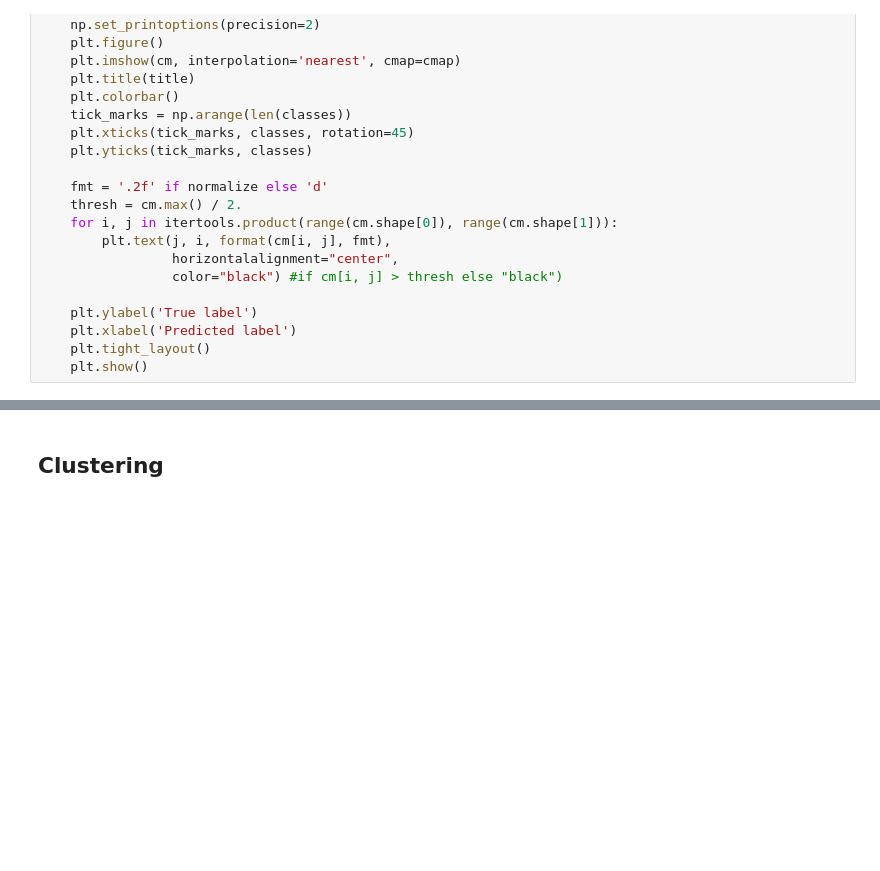
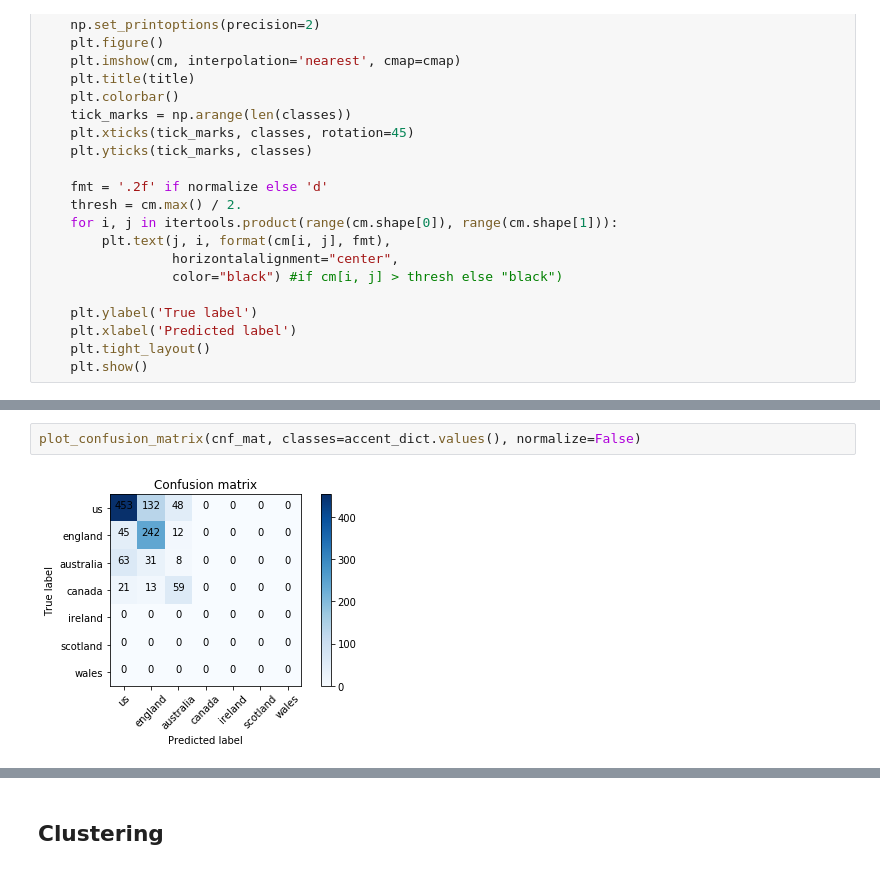
Before and after one commit to SilvrDuck/deepspeech.pytorch, a Jupyter notebook: notebooks/03-multi-class_recrurent.ipynb, the cells around one changed output, grey strips where cells are left out. Cells and saved outputs as stored; diff of their text form; blank space fills up the shorter version.

```diff
--- a/notebooks/03-multi-class_recrurent.ipynb
+++ b/notebooks/03-multi-class_recrurent.ipynb
@@ -503,3 +495,7 @@ cnf_mat = confusion_matrix(y_true_labels, y_pred_labels, labels=list(accent_dict
+# %%
+plot_confusion_matrix(cnf_mat, classes=accent_dict.values(), normalize=False)
+# %% [output]
+[figure, added]
 # %%
 plot_confusion_matrix(cnf_mat, classes=accent_dict.values(), normalize=False)
 # %% [output]
```
Also changed, not shown: parts of 10 cells of this notebook, 32 other files.
